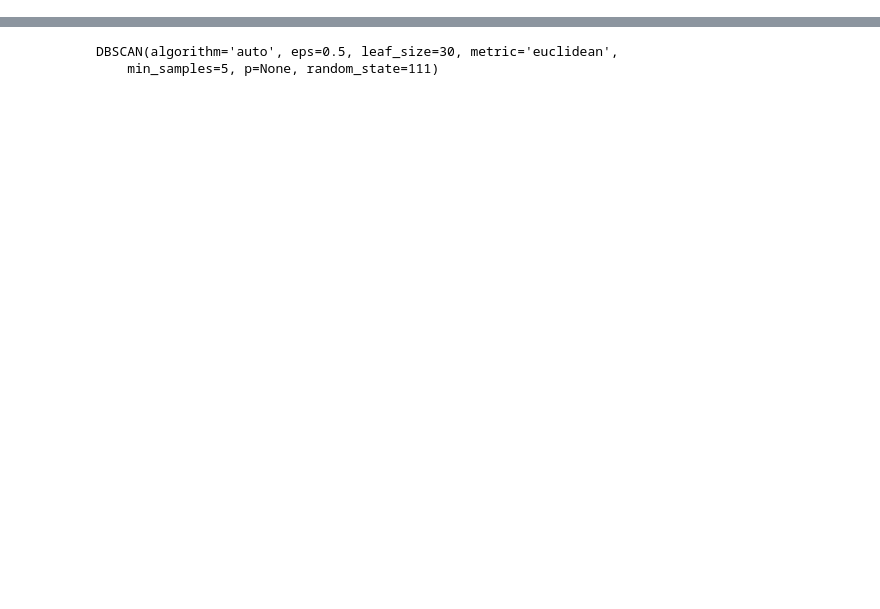
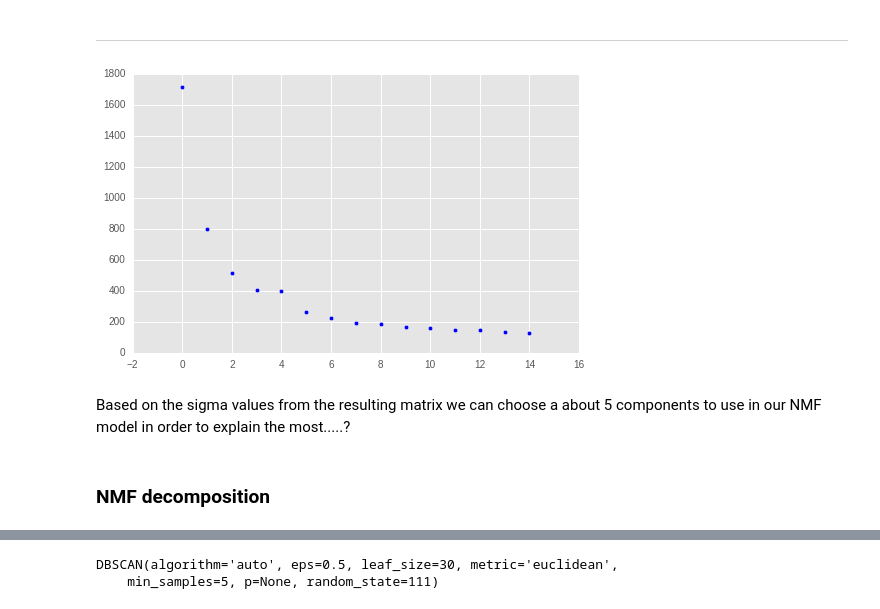
Before and after one commit to patricknieto/ISIS-Social-Network, a Jupyter notebook: ISIS_tweets.ipynb, the cells around one changed output, grey strips where cells are left out. Drawn from its saved outputs; the diff is of its cells as text; code cells hidden in the pictures; blank space fills up the shorter version.

```diff
--- a/ISIS_tweets.ipynb
+++ b/ISIS_tweets.ipynb
@@ -110,0 +39,7 @@ tweetList[28]
+# %%
+docs = []
+for username in df.username.unique():
+    words = ''
+    for tweet in df[df.username == username].tweets:
+        words = words + ' ' + tweet
+    docs.append(words)
@@ -110,0 +53,24 @@ tweetList[28]
+# %%
+count_vectorizer = CountVectorizer(analyzer='word',
+                                  ngram_range=(1,3), stop_words='english',
+                                  token_pattern='\\b[a-z][a-z]+\\b')
+cv_tweets = count_vectorizer.fit_transform(docs)
+# %% [markdown]
+--------------------------------------------------------------------------
+# %%
+from sklearn.utils.extmath import randomized_svd
+U, Sigma, VT = randomized_svd(cv_tweets, n_components=15,
+                                      n_iter=5,
+                                      random_state=None)
+# %%
+sigma = []
+for k,v in enumerate(Sigma):
+    sigma.append((k,v))
+# %%
+f = plt.scatter(*zip(*sigma))
+# %% [output]
+[figure, added]
+# %% [markdown]
+Based on the sigma values from the resulting matrix we can choose a about 5 components to use in our NMF model in order to explain the most.....?
+# %% [markdown]
+### NMF decomposition
```
Also changed, not shown: parts of 50 cells of this notebook, 3 other files.
